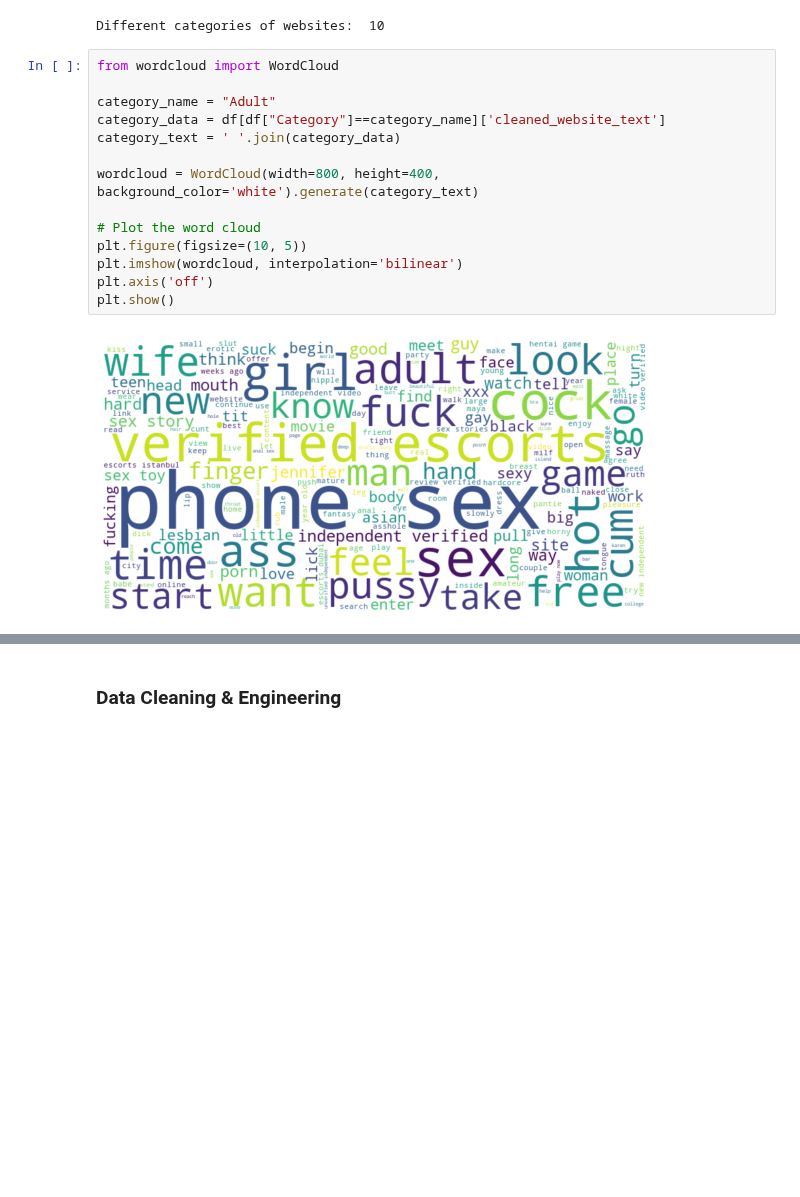
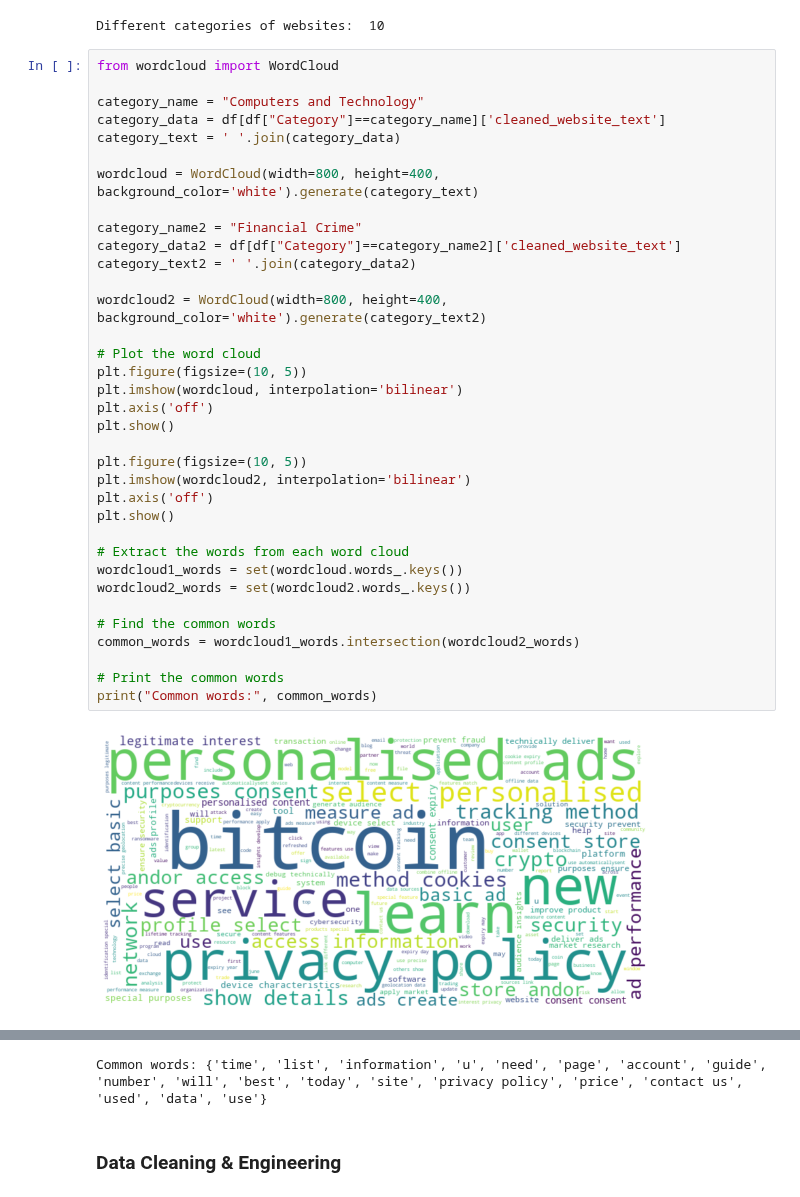
Before and after one commit to Shreyas-hacker/Webpages, a Jupyter notebook: model_MNB/WebsiteClassificationwithCleanedData.ipynb, the cells around one changed output, grey strips where cells are left out. Drawn from its saved outputs; the diff is of its cells as text; blank space fills up the shorter version.

Commit message:
new model and filtered words

```diff
--- a/model_MNB/WebsiteClassificationwithCleanedData.ipynb
+++ b/model_MNB/WebsiteClassificationwithCleanedData.ipynb
@@ -80,16 +80,37 @@ Different categories of websites:  10
 # %%
 from wordcloud import WordCloud
 
-category_name = "Adult"
+category_name = "Computers and Technology"
 category_data = df[df["Category"]==category_name]['cleaned_website_text']
 category_text = ' '.join(category_data)
 
 wordcloud = WordCloud(width=800, height=400, background_color='white').generate(category_text)
+
+category_name2 = "Financial Crime"
+category_data2 = df[df["Category"]==category_name2]['cleaned_website_text']
+category_text2 = ' '.join(category_data2)
+
+wordcloud2 = WordCloud(width=800, height=400, background_color='white').generate(category_text2)
 
 # Plot the word cloud
 plt.figure(figsize=(10, 5))
 plt.imshow(wordcloud, interpolation='bilinear')
 plt.axis('off')
 plt.show()
+
+plt.figure(figsize=(10, 5))
+plt.imshow(wordcloud2, interpolation='bilinear')
+plt.axis('off')
+plt.show()
+
+# Extract the words from each word cloud
+wordcloud1_words = set(wordcloud.words_.keys())
+wordcloud2_words = set(wordcloud2.words_.keys())
+
+# Find the common words
+common_words = wordcloud1_words.intersection(wordcloud2_words)
+
+# Print the common words
+print("Common words:", common_words)
 # %% [output]
-[figure, old version]
+[figure, new version]
@@ -96,3 +118,4 @@ plt.show()
+Common words: {'time', 'list', 'information', 'u', 'need', 'page', 'account', 'guide', 'number', 'will', 'best', 'today', 'site', 'privacy policy', 'price', 'contact us', 'used', 'data', 'use'}
 # %% [markdown]
 ### Data Cleaning & Engineering
 # %% [markdown]
```
Also changed, not shown: parts of 7 cells of this notebook, 3 other files.
